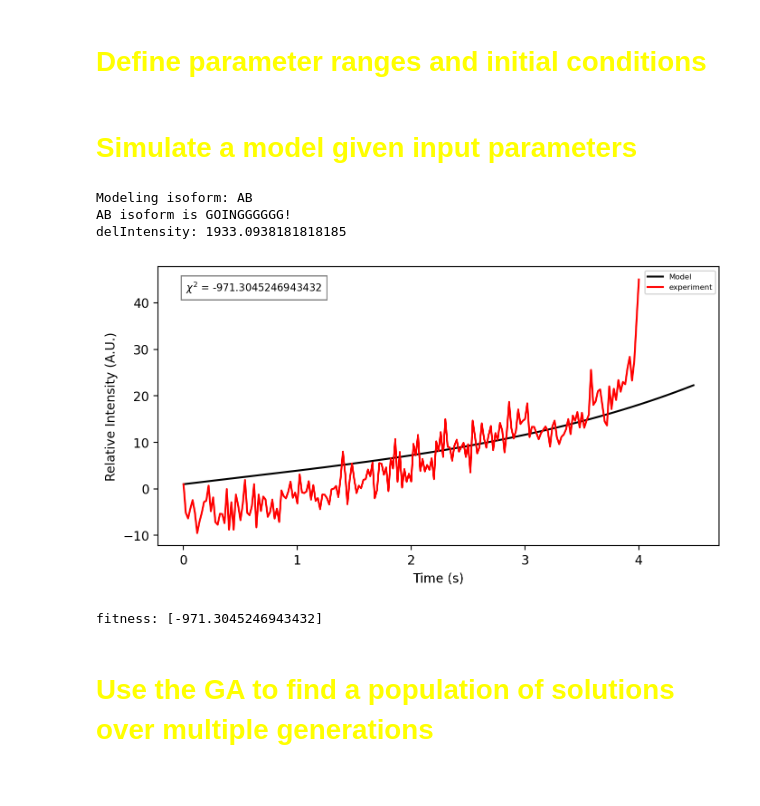
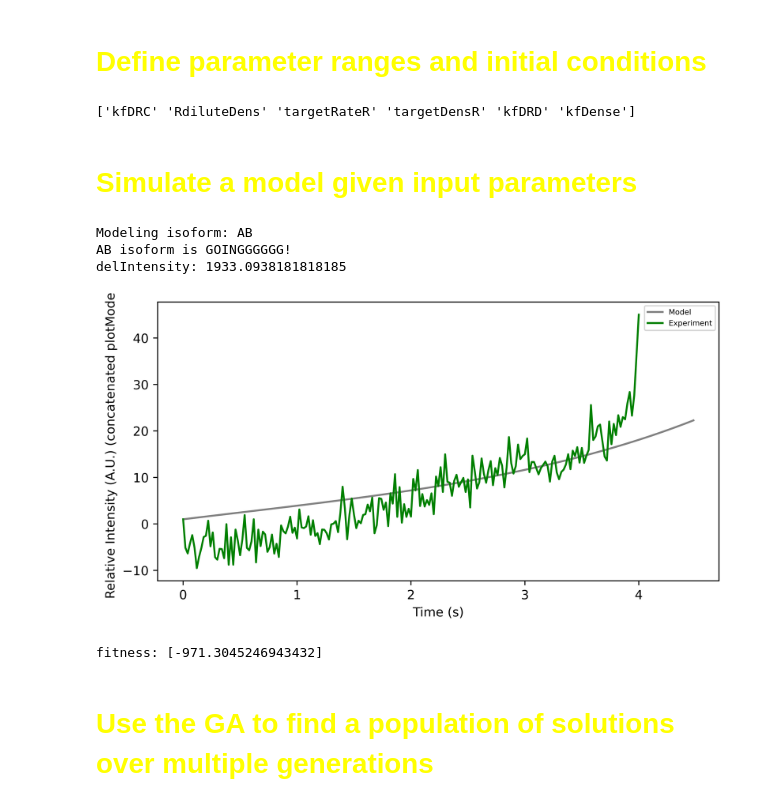
Before and after one commit to lanceman999/dynamin_model, a Jupyter notebook: PythonCode/dynamin1AB_opt_fullKinetics.ipynb, the cells around one changed output. Cells and saved outputs as stored; diff of their text form; code cells hidden in the pictures.

Commit message:
final updated script prior to adding new parameters

```diff
--- a/PythonCode/dynamin1AB_opt_fullKinetics.ipynb
+++ b/PythonCode/dynamin1AB_opt_fullKinetics.ipynb
@@ -680,26 +614,31 @@ parameter_ranges = {
 #parameter_values, params, initial_conditions,
 paramsToOpt=np.array(["kfDRC","RdiluteDens","targetRateR","targetDensR","kfDRD","kfDense"])
 #initValues=np.array(["Dsol0","Dmem0","Rclus0","Rdilute0",0,0])
+
+print(paramsToOpt)
+# %% [output]
+['kfDRC' 'RdiluteDens' 'targetRateR' 'targetDensR' 'kfDRD' 'kfDense']
 # %% [markdown]
 # <font color='yellow'>Simulate a model given input parameters</font>
 # %%
 #initialize the model
 model = Oscillator(parameter_ranges, paramsToOpt, 15.43, 74,'AB', mode=0)
 #define a candidate set of rates
 candidate=np.array([ 2.06515731e-02, 6.55374065e+00, 0.78592423, 0.19185001,7.01618503e-02,1.37400729e-03 ])
 #0.8873150757061603, 8.834014135172831, 1.2726364887967274, 3.8456064678128525])
 [solutionPre]=model.simulate(candidate) # [solutionPre, solutionPost]=model.simulate(candidate)
 Y = np.array(solutionPre)
-model.plotSolution(solutionPre)
+model.plotModel(solutionPre)
+#print(len(solutionPre)) #6
 timePts=model.timePoints
 [fitness, twoPre] = model.eval_both(candidate) # [fitness, twoPre, twoPost] = model.eval_both(candidate)
 print("fitness: "+ str(fitness))
 #print("twoD enhance pre "+str(twoPre)) #print("twoD enhance pre "+str(twoPre)+ " and post: "+str(twoPost))
 # %% [output]
 Modeling isoform: AB
 AB isoform is GOINGGGGGG!
 delIntensity: 1933.0938181818185
-[figure, old version]
+[figure, new version]
 fitness: [-971.3045246943432]
 # %%
 df=pd.DataFrame([timePts,Y[0],Y[1],Y[2],Y[3],Y[4],Y[5]]).T
```
Also changed, not shown: parts of 4 cells of this notebook.
